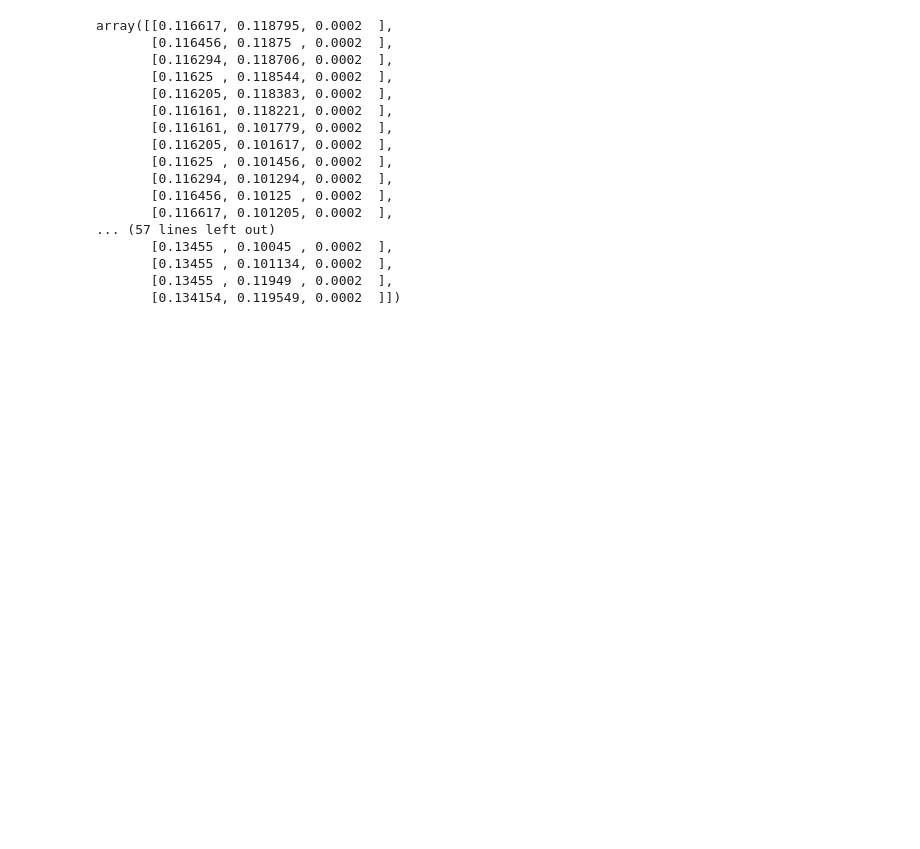
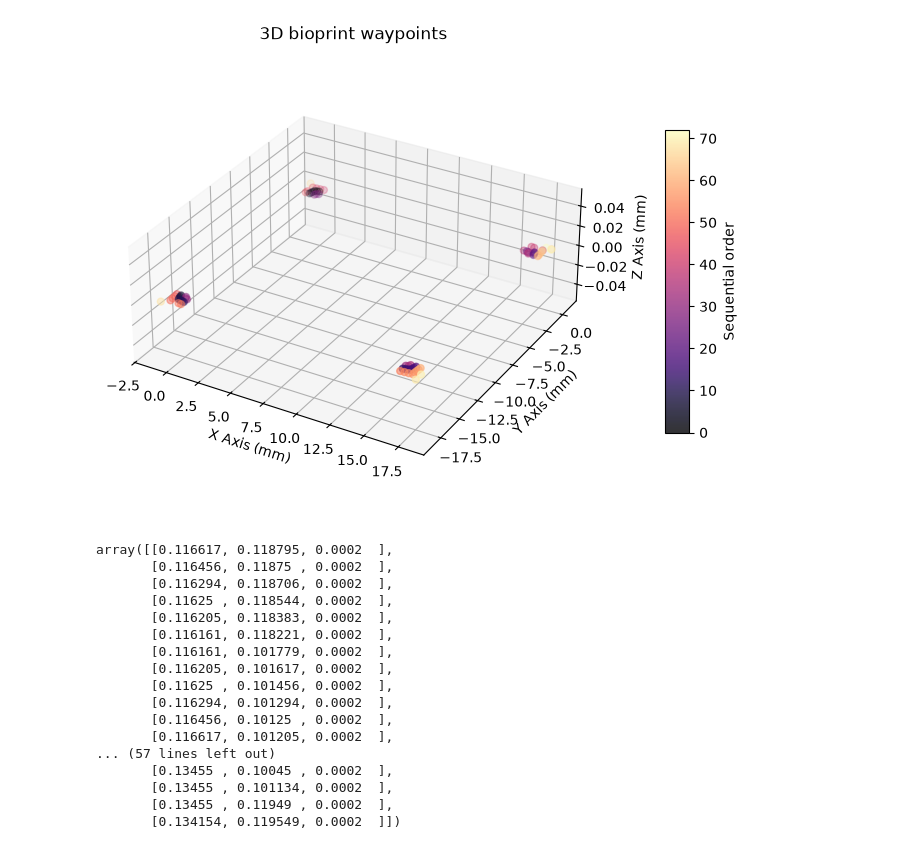
Before and after one commit to gpdantedaniel/SURE2026, a Jupyter notebook: src/testing.ipynb, the cells around one changed output. Cells and saved outputs as stored; diff of their text form; code cells hidden in the pictures; blank space fills up the shorter version.

```diff
--- a/src/testing.ipynb
+++ b/src/testing.ipynb
@@ -64,6 +64,53 @@ def display_waypoints(waypoints):
     fig.update_traces(marker=dict(size=5))
 
     fig.show()
+# %%
+import matplotlib.pyplot as plt
+import numpy as np
+
+
+def display_waypoints_mp(waypoints):
+    # Slice the waypoints array exactly like your Plotly version
+    x = waypoints[:, 0]
+    y = waypoints[:, 1]
+    z = waypoints[:, 2]
+
+    # Create the sequential order sequence for the colorbar mapping
+    s = np.arange(len(waypoints))
+
+    # 1. Initialize the layout figure size
+    fig = plt.figure(figsize=(8, 5.5))
+
+    # 2. Manually position the 3D canvas to maximize space on the left
+    # Spans from x=0.0 to x=0.75, filling the left side tightly
+    ax = fig.add_axes([0.0, 0.05, 0.72, 0.85], projection="3d")
+
+    # 3. Scatter plot the points, matching your marker sizes and opacity (alpha)
+    # Shaded by 's' (Sequential order) using the 'magma' colormap
+    sc = ax.scatter(
+        x, y, z, c=s, cmap="magma", s=25, alpha=0.8, depthshade=True
+    )
+
+    # 4. Set tight 3D bounding box ratios
+    ax.set_box_aspect([1, 1, 0.4])
+
+    # 5. Apply your exact custom labels and title
+    ax.set_xlabel("X Axis (mm)")
+    ax.set_ylabel("Y Axis (mm)")
+    ax.set_zlabel("Z Axis (mm)")
+    ax.set_title("3D bioprint waypoints")
+
+    # 6. Place the colorbar tightly right beside the 3D plot box
+    # Starts at x=0.75 (only a 3% gap away from the 3D plot window)
+    cax = fig.add_axes([0.75, 0.2, 0.03, 0.55])
+    cbar = fig.colorbar(sc, cax=cax)
+    cbar.set_label("Sequential order")
+
+    plt.show()
+# %%
+display_waypoints_mp(waypoints*1000)
+# %% [output]
+[figure, added]
 # %%
 print_name = "biosquare"
 
```
Also changed, not shown: parts of 1 cell of this notebook, 9 other files.
